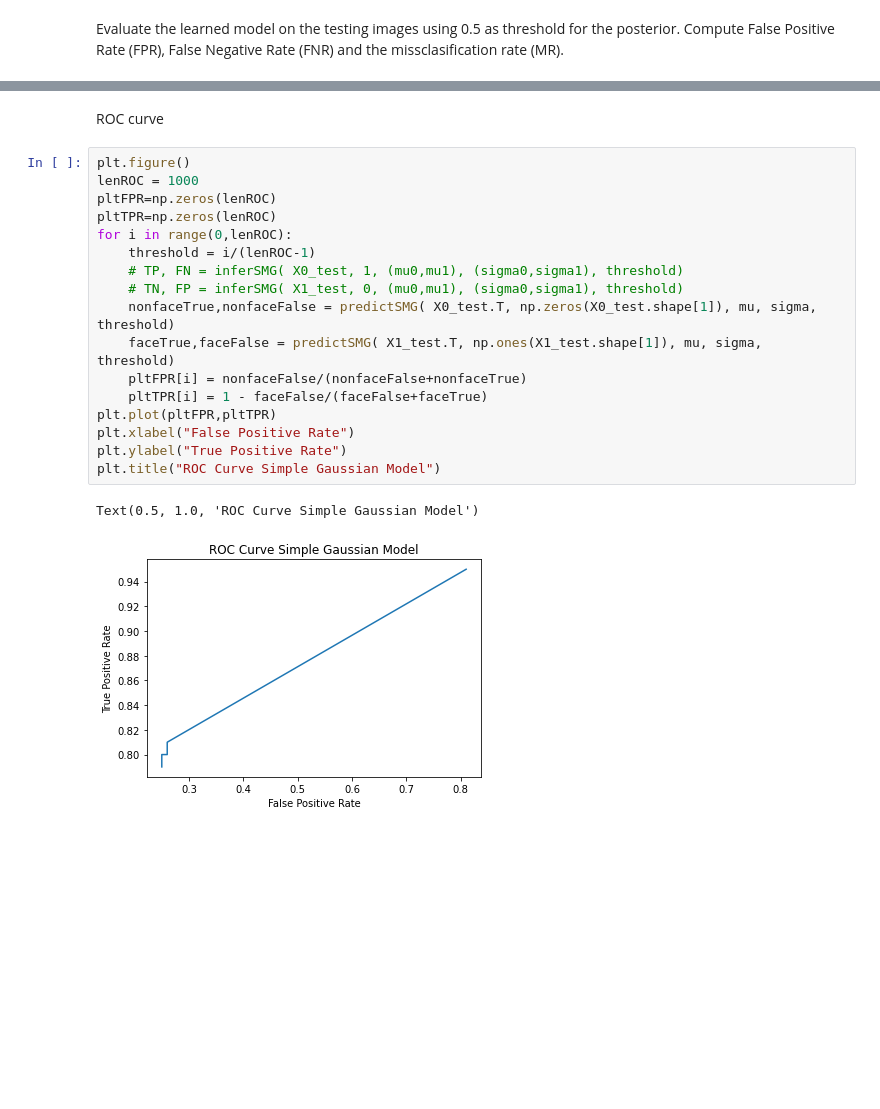
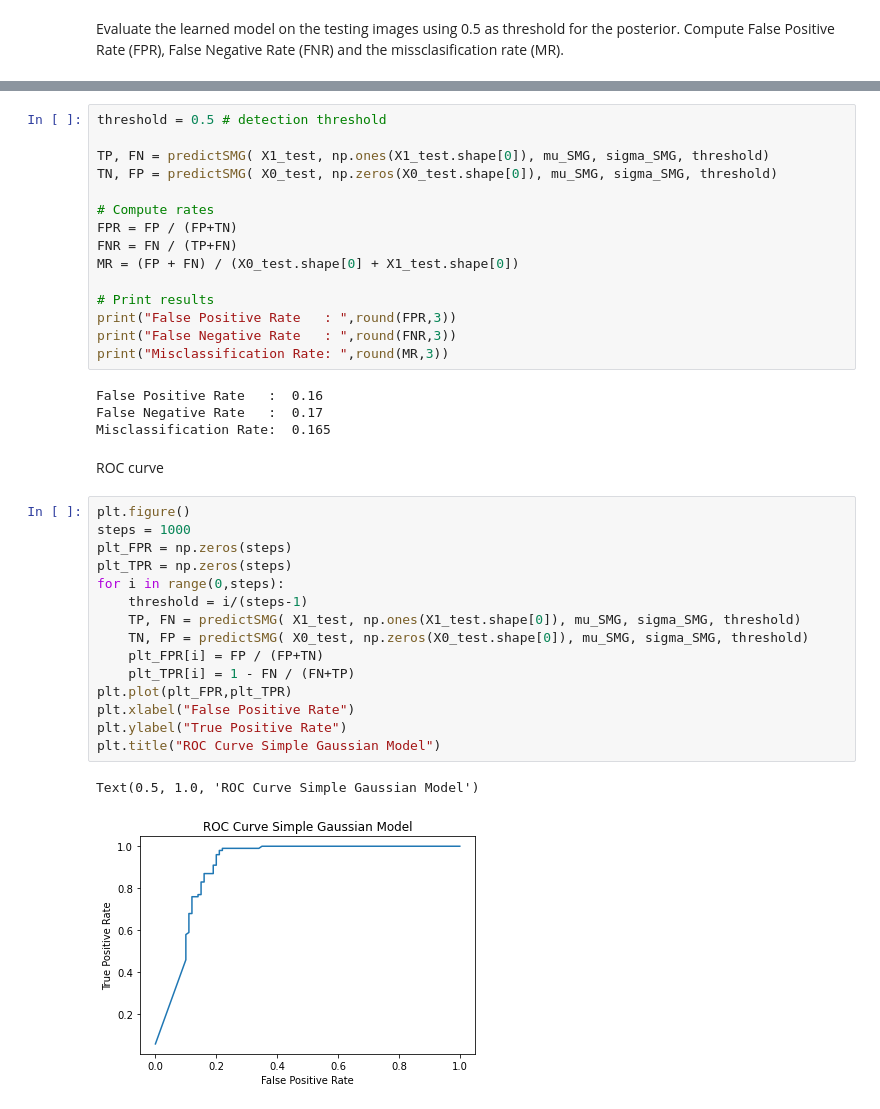
Before and after one commit to danmenloz/FaceDetection, a Jupyter notebook: Gaussian.ipynb, the cells around one changed output, grey strips where cells are left out. Drawn from its saved outputs; the diff is of its cells as text; blank space fills up the shorter version.

```diff
--- a/Gaussian.ipynb
+++ b/Gaussian.ipynb
@@ -258,22 +219,39 @@ Misclassification Rate:  0.775
+# %%
+threshold = 0.5 # detection threshold
+
+TP, FN = predictSMG( X1_test, np.ones(X1_test.shape[0]), mu_SMG, sigma_SMG, threshold)
+TN, FP = predictSMG( X0_test, np.zeros(X0_test.shape[0]), mu_SMG, sigma_SMG, threshold)
+
+# Compute rates
+FPR = FP / (FP+TN)
+FNR = FN / (TP+FN)
+MR = (FP + FN) / (X0_test.shape[0] + X1_test.shape[0])
+
+# Print results
+print("False Positive Rate   : ",round(FPR,3))
+print("False Negative Rate   : ",round(FNR,3))
+print("Misclassification Rate: ",round(MR,3))
+# %% [output]
+False Positive Rate   :  0.16
+False Negative Rate   :  0.17
+Misclassification Rate:  0.165
 # %% [markdown]
 ROC curve
 # %%
 plt.figure()
-lenROC = 1000
-pltFPR=np.zeros(lenROC)
-pltTPR=np.zeros(lenROC)
-for i in range(0,lenROC):
-    threshold = i/(lenROC-1)
-    # TP, FN = inferSMG( X0_test, 1, (mu0,mu1), (sigma0,sigma1), threshold)
-    # TN, FP = inferSMG( X1_test, 0, (mu0,mu1), (sigma0,sigma1), threshold)
-    nonfaceTrue,nonfaceFalse = predictSMG( X0_test.T, np.zeros(X0_test.shape[1]), mu, sigma, threshold)
-    faceTrue,faceFalse = predictSMG( X1_test.T, np.ones(X1_test.shape[1]), mu, sigma, threshold)
-    pltFPR[i] = nonfaceFalse/(nonfaceFalse+nonfaceTrue)
-    pltTPR[i] = 1 - faceFalse/(faceFalse+faceTrue)
-plt.plot(pltFPR,pltTPR)
+steps = 1000
+plt_FPR = np.zeros(steps)
+plt_TPR = np.zeros(steps)
+for i in range(0,steps):
+    threshold = i/(steps-1)
+    TP, FN = predictSMG( X1_test, np.ones(X1_test.shape[0]), mu_SMG, sigma_SMG, threshold)
+    TN, FP = predictSMG( X0_test, np.zeros(X0_test.shape[0]), mu_SMG, sigma_SMG, threshold)
+    plt_FPR[i] = FP / (FP+TN)
+    plt_TPR[i] = 1 - FN / (FN+TP)
+plt.plot(plt_FPR,plt_TPR)
 plt.xlabel("False Positive Rate")
 plt.ylabel("True Positive Rate")
 plt.title("ROC Curve Simple Gaussian Model")
 # %% [output]
 Text(0.5, 1.0, 'ROC Curve Simple Gaussian Model')
-[figure, old version]
+[figure, new version]
```
Also changed, not shown: parts of 20 cells of this notebook.
